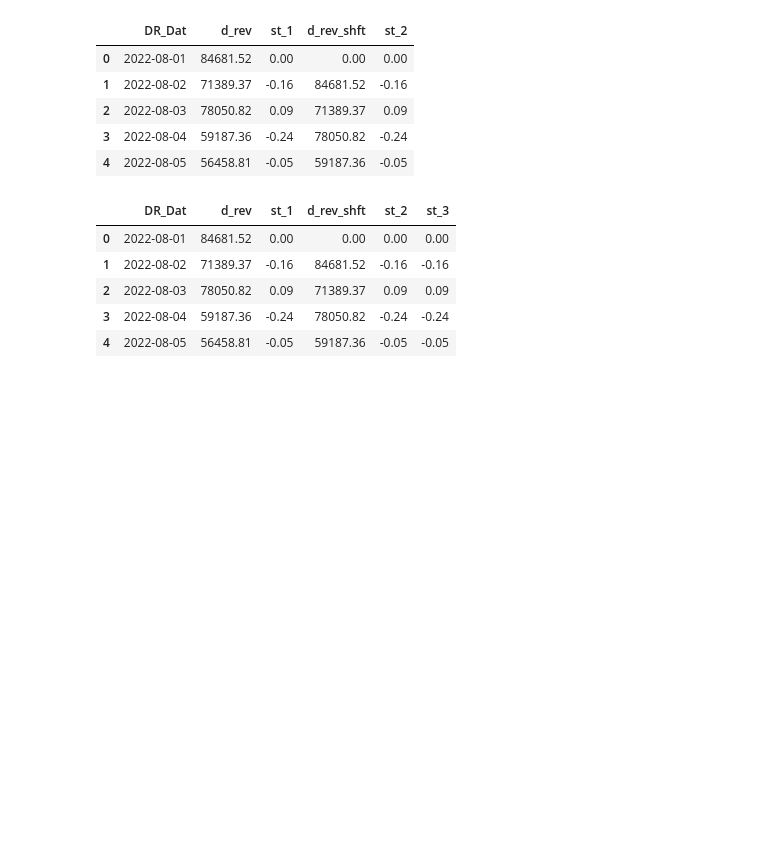
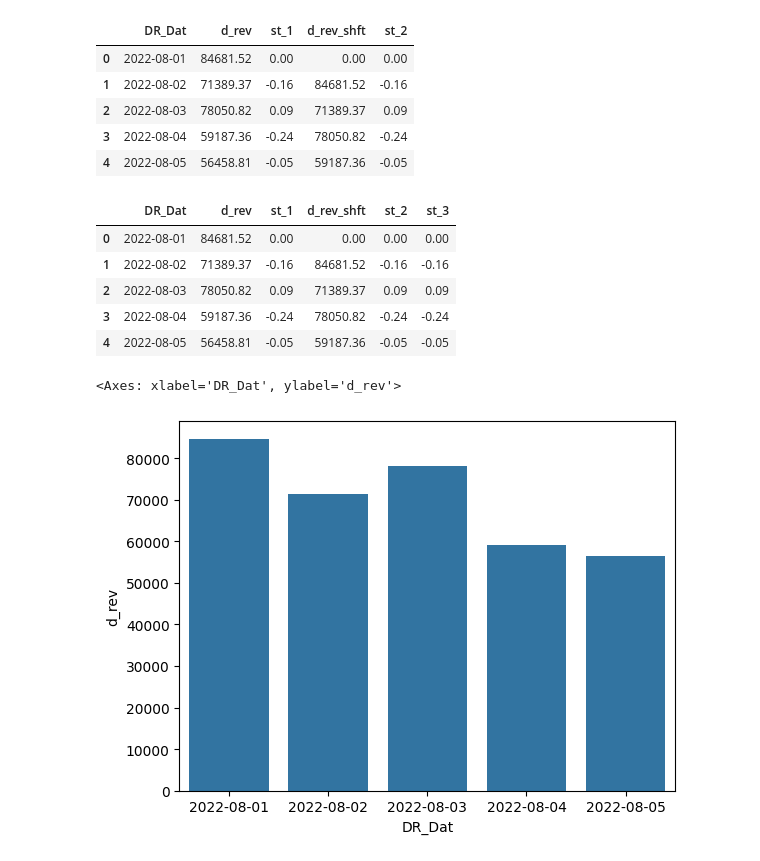
Before and after one commit to rodioniam/study_projects, a Jupyter notebook: pandas/Sales_trend_over_time.ipynb, the cells around one changed output. Cells and saved outputs as stored; diff of their text form; code cells hidden in the pictures; blank space fills up the shorter version.

```diff
--- a/pandas/Sales_trend_over_time.ipynb
+++ b/pandas/Sales_trend_over_time.ipynb
@@ -87,3 +87,8 @@ df_daily_revenue
 | 2 | 2022-08-03 | 78050.82 | 0.09 | 71389.37 | 0.09 | 0.09 |
 | 3 | 2022-08-04 | 59187.36 | -0.24 | 78050.82 | -0.24 | -0.24 |
 | 4 | 2022-08-05 | 56458.81 | -0.05 | 59187.36 | -0.05 | -0.05 |
+# %%
+sns.barplot(data=df_daily_revenue, x='DR_Dat', y='d_rev')
+# %% [output]
+<Axes: xlabel='DR_Dat', ylabel='d_rev'>
+[figure, added]
```
Also changed, not shown: 1 other file.
